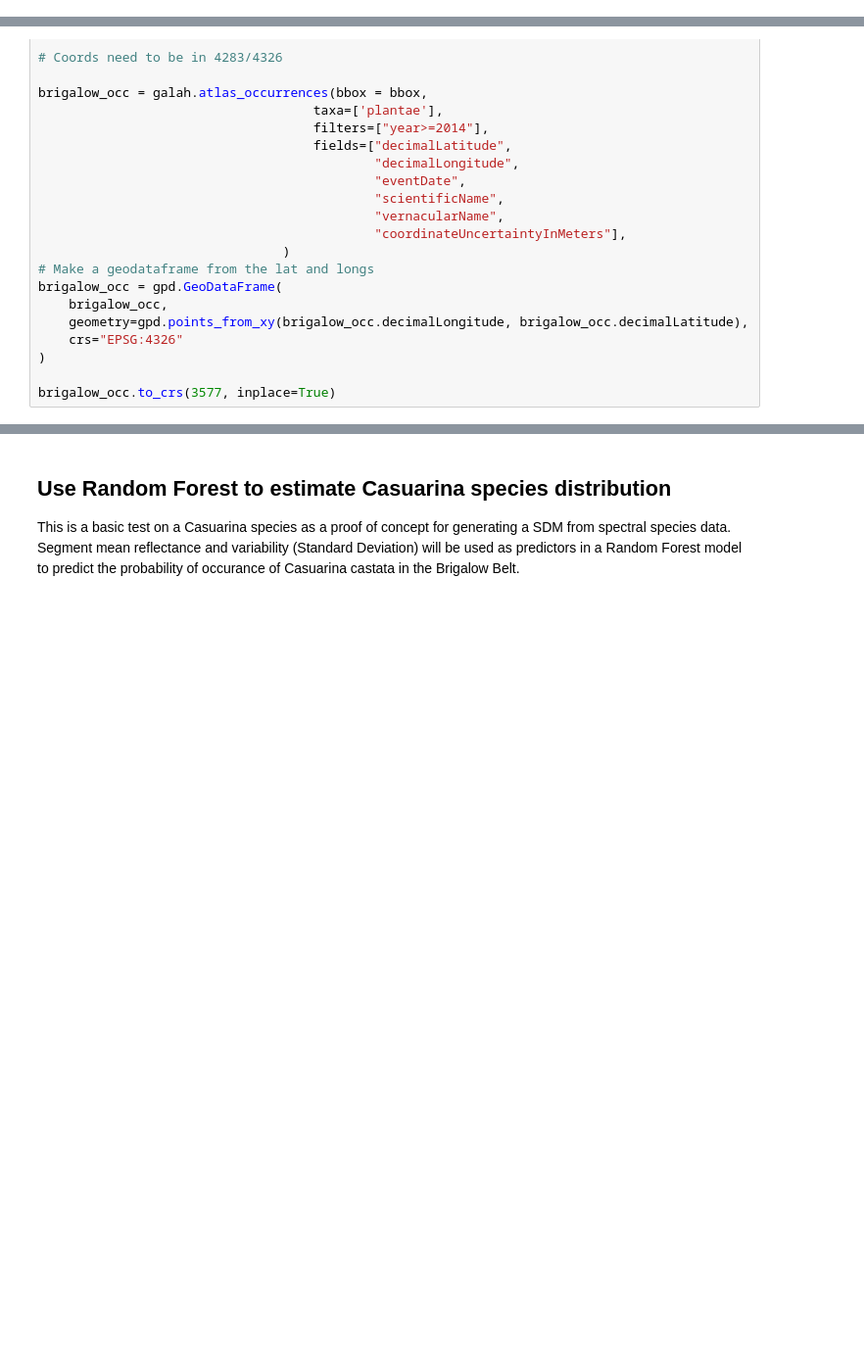
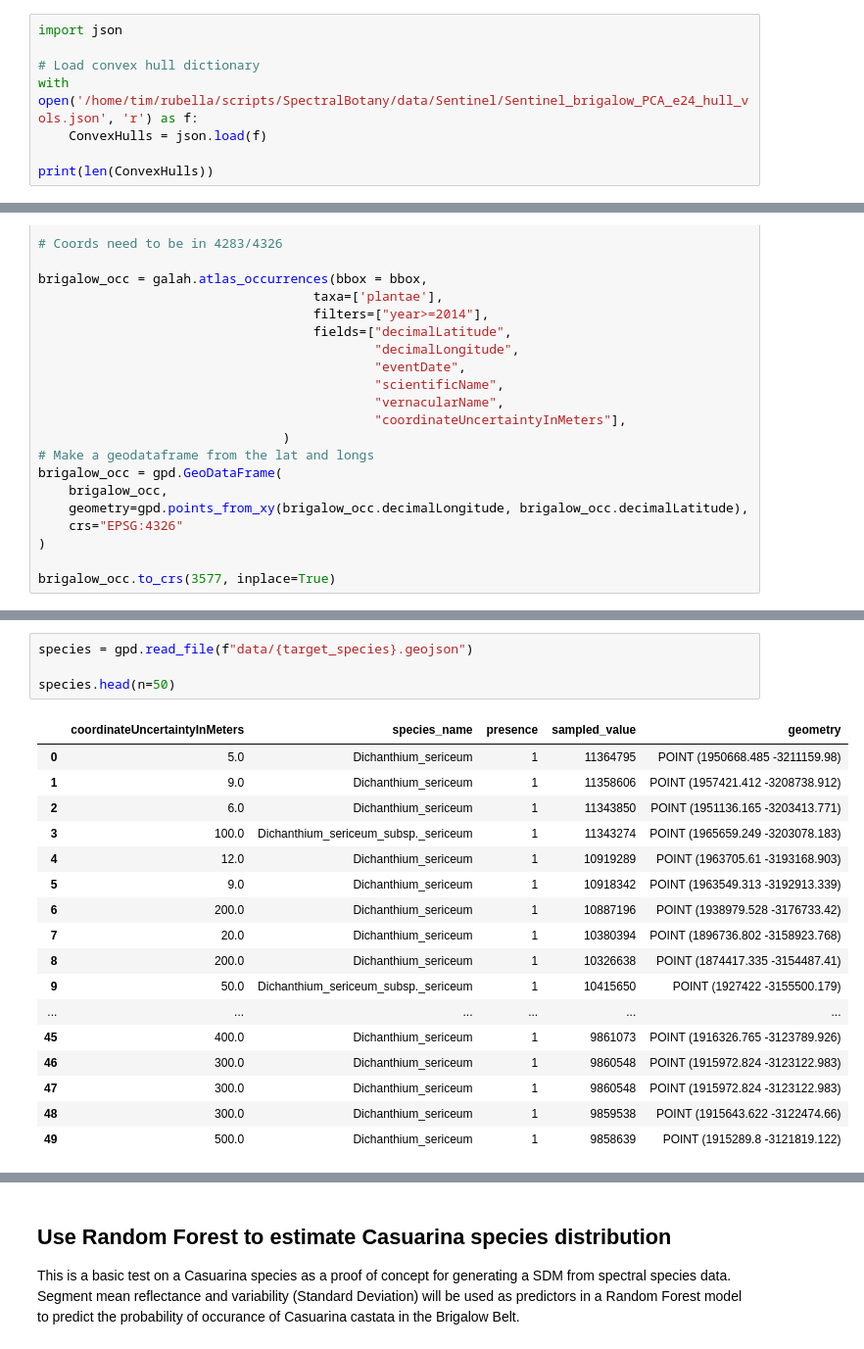
Before and after one commit to t-hackwood/SpectralBotany, a Jupyter notebook: notebooks/SpectralBotany.ipynb, the cells around one changed output, grey strips where cells are left out. Shown at 98% size. Drawn from its saved outputs; the diff is of its cells as text; blank space fills up the shorter version.

```diff
--- a/notebooks/SpectralBotany.ipynb
+++ b/notebooks/SpectralBotany.ipynb
@@ -801,0 +1048,8 @@ Segs.head()
+# %%
+import json
+
+# Load convex hull dictionary
+with open('/home/tim/rubella/scripts/SpectralBotany/data/Sentinel/Sentinel_brigalow_PCA_e24_hull_vols.json', 'r') as f:
+    ConvexHulls = json.load(f)
+
+print(len(ConvexHulls))
@@ -911,0 +1320,22 @@ points.to_file("./data/Dichanthium.geojson", driver='GeoJSON')
+# %%
+species = gpd.read_file(f"data/{target_species}.geojson")
+
+species.head(n=50)
+# %% [output]
+|  | coordinateUncertaintyInMeters | species_name | presence | sampled_value | geometry |
+| 0 | 5.0 | Dichanthium_sericeum | 1 | 11364795 | POINT (1950668.485 -3211159.98) |
+| 1 | 9.0 | Dichanthium_sericeum | 1 | 11358606 | POINT (1957421.412 -3208738.912) |
+| 2 | 6.0 | Dichanthium_sericeum | 1 | 11343850 | POINT (1951136.165 -3203413.771) |
+| 3 | 100.0 | Dichanthium_sericeum_subsp._sericeum | 1 | 11343274 | POINT (1965659.249 -3203078.183) |
+| 4 | 12.0 | Dichanthium_sericeum | 1 | 10919289 | POINT (1963705.61 -3193168.903) |
+| 5 | 9.0 | Dichanthium_sericeum | 1 | 10918342 | POINT (1963549.313 -3192913.339) |
+| 6 | 200.0 | Dichanthium_sericeum | 1 | 10887196 | POINT (1938979.528 -3176733.42) |
+| 7 | 20.0 | Dichanthium_sericeum | 1 | 10380394 | POINT (1896736.802 -3158923.768) |
+| 8 | 200.0 | Dichanthium_sericeum | 1 | 10326638 | POINT (1874417.335 -3154487.41) |
+| 9 | 50.0 | Dichanthium_sericeum_subsp._sericeum | 1 | 10415650 | POINT (1927422 -3155500.179) |
+| ... | ... | ... | ... | ... | ... |
+| 45 | 400.0 | Dichanthium_sericeum | 1 | 9861073 | POINT (1916326.765 -3123789.926) |
+| 46 | 300.0 | Dichanthium_sericeum | 1 | 9860548 | POINT (1915972.824 -3123122.983) |
+| 47 | 300.0 | Dichanthium_sericeum | 1 | 9860548 | POINT (1915972.824 -3123122.983) |
+| 48 | 300.0 | Dichanthium_sericeum | 1 | 9859538 | POINT (1915643.622 -3122474.66) |
+| 49 | 500.0 | Dichanthium_sericeum | 1 | 9858639 | POINT (1915289.8 -3121819.122) |
```
Also changed, not shown: parts of 57 cells of this notebook, 6 other files.
